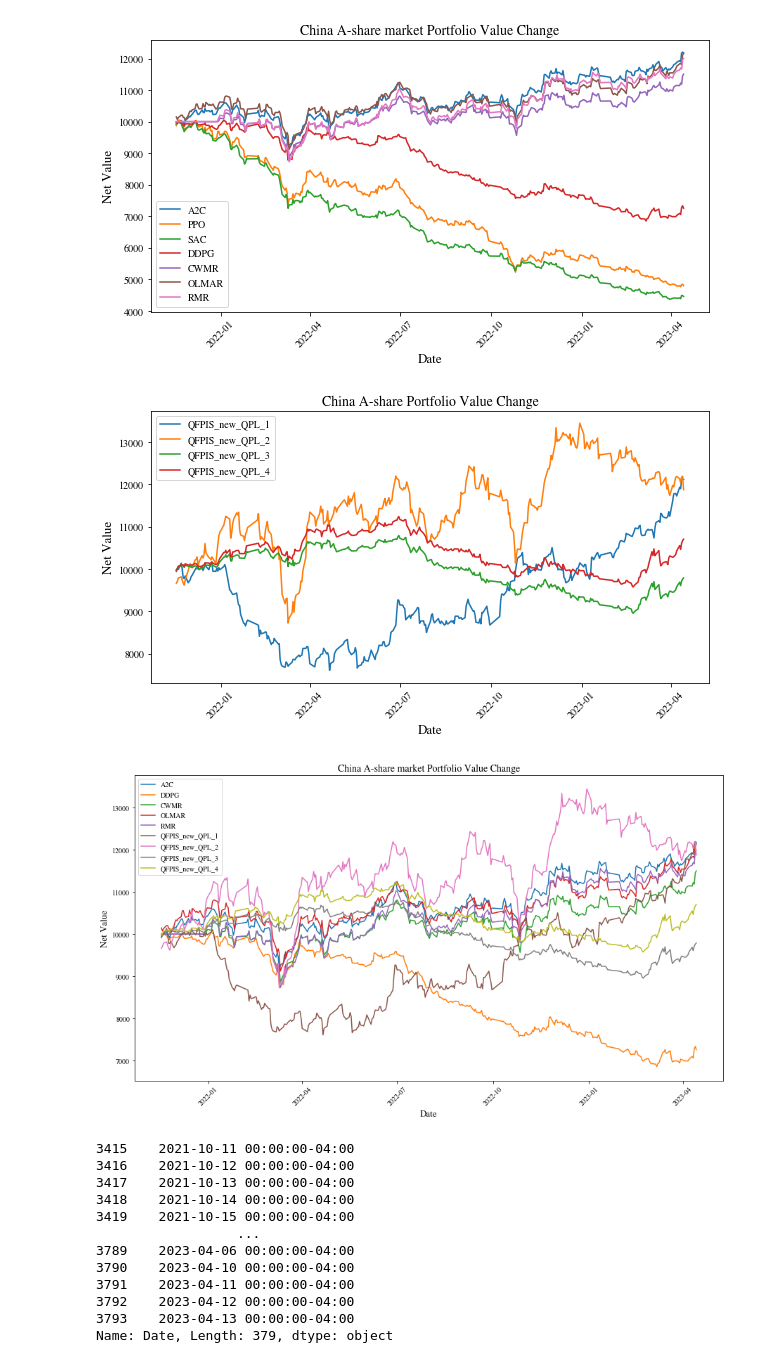
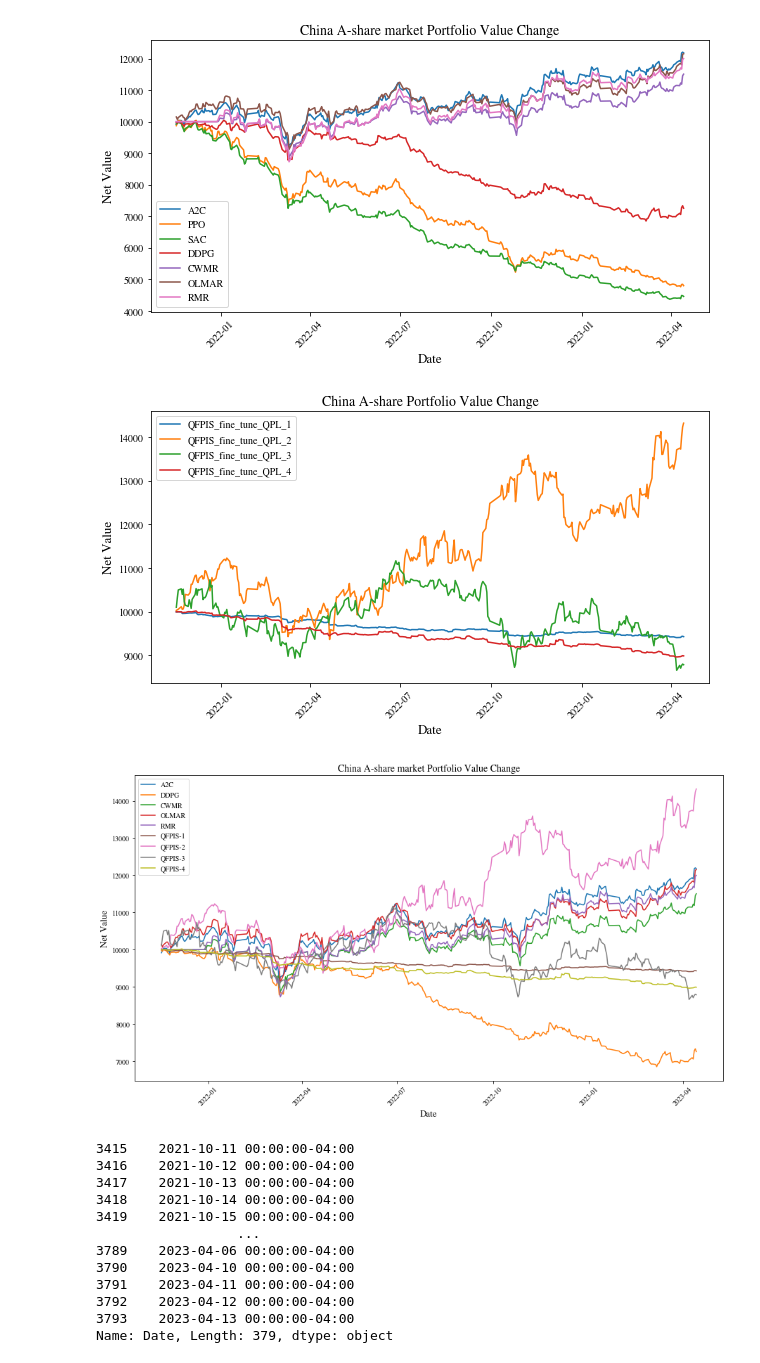
Before and after one commit to 772435284/QF-portfolio-investment-system, a Jupyter notebook: plot_backtest.ipynb, the cells around one changed output. Drawn from its saved outputs; the diff is of its cells as text; code cells hidden in the pictures.

```diff
--- a/plot_backtest.ipynb
+++ b/plot_backtest.ipynb
@@ -170,7 +171,7 @@ for i in range(len(model_list)):
             data['Date'] = pd.to_datetime(data['Date'])
 
             # 绘制净值序列图
-            plt.plot(data['Date'], data['Net_Value'], label=f"{model_list[-1]}_{QPL[j]}")  # 添加标签
+            plt.plot(data['Date'], data['Net_Value'], label=f"QFPIS-{QPL_num[j]}")  # 添加标签
     else:
         res_df = pd.read_csv(f'backtest_result/{model_list[i]}_{market_list[0]}_results.csv')
         CR = res_df.loc[res_df['metric'] == 'CR', 'value'].values
@@ -213,5 +214,5 @@ plt.show()
 # %%
-model_list = ['A2C', 'PPO', 'SAC','DDPG','CWMR','OLMAR','RMR','QFPIS']
+model_list = ['A2C', 'PPO', 'SAC','DDPG','CWMR','OLMAR','RMR','QFPIS_fine_tune']
 
 # 读取CSV文件
 data = pd.read_csv('China_stock/D_000002.SZ.csv')
@@ -289,7 +290,7 @@ plt.show()
 # %% [output]
 [figure]
 # %%
-model_list = ['A2C','DDPG','CWMR','OLMAR','RMR','QFPIS_new']
+model_list = ['A2C','DDPG','CWMR','OLMAR','RMR','QFPIS_fine_tune']
 # 设置图形大小
 plt.figure(figsize=(10, 5))
 
@@ -306,36 +307,36 @@ for i in range(len(QPL)):
     data = pd.DataFrame({'Date': last_20_percent_dates[:-3], 'Net_Value': cr_arr})
 
     # 将日期列转换为datetime类型
     data['Date'] = pd.to_datetime(data['Date'])
 
     # 绘制净值序列图
     plt.plot(data['Date'], data['Net_Value'], label=f"{model_list[-1]}_{QPL[i]}")  # 添加标签
 
 # 设置x轴的日期格式和间隔
 ax = plt.gca()
 ax.xaxis.set_major_locator(mdates.MonthLocator(interval=3))
 ax.xaxis.set_major_formatter(mdates.DateFormatter('%Y-%m'))
 
 # 旋转x轴标签
 plt.xticks(rotation=45)
 
 # 设置x轴和y轴的标签
 plt.xlabel('Date',fontsize=13)
 plt.ylabel('Net Value',fontsize=13)
 
 # 设置图表标题
 plt.title('China A-share Portfolio Value Change',fontsize=14)
 
 # 添加图例
 plt.legend()
 # 显示图形
 figure_name = "china_stock_backtest_QFPIS.png"
 plt.savefig(os.path.join(save_path, figure_name),dpi=400,bbox_inches = 'tight')
 plt.show()
 # %% [output]
-[figure, old version]
+[figure, new version]
 # %%
-model_list = ['A2C','DDPG','CWMR','OLMAR','RMR','QFPIS_new']
+model_list = ['A2C','DDPG','CWMR','OLMAR','RMR','QFPIS_fine_tune']
 # 设置图形大小
 plt.figure(figsize=(15, 8))
 
@@ -356,7 +357,7 @@ for i in range(len(model_list)):
             data['Date'] = pd.to_datetime(data['Date'])
 
             # 绘制净值序列图
-            plt.plot(data['Date'], data['Net_Value'], label=f"{model_list[-1]}_{QPL[j]}")  # 添加标签
+            plt.plot(data['Date'], data['Net_Value'], label=f"QFPIS-{QPL_num[j]}")  # 添加标签
     else:
         res_df = pd.read_csv(f'backtest_result/{model_list[i]}_{market_list[1]}_results.csv')
         CR = res_df.loc[res_df['metric'] == 'CR', 'value'].values
@@ -395,7 +396,7 @@ figure_name = "china_stock_backtest_all.png"
 plt.savefig(os.path.join(save_path, figure_name),dpi=400,bbox_inches = 'tight')
 plt.show()
 # %% [output]
-[figure, old version]
+[figure, new version]
 # %%
 model_list = ['A2C', 'PPO', 'SAC','DDPG','CWMR','OLMAR','RMR','QFPIS_fine_tune']
 market_list = ['forex_data','China_stock','US_stock']
```
Also changed, not shown: parts of 4 cells of this notebook, 8 other files.
